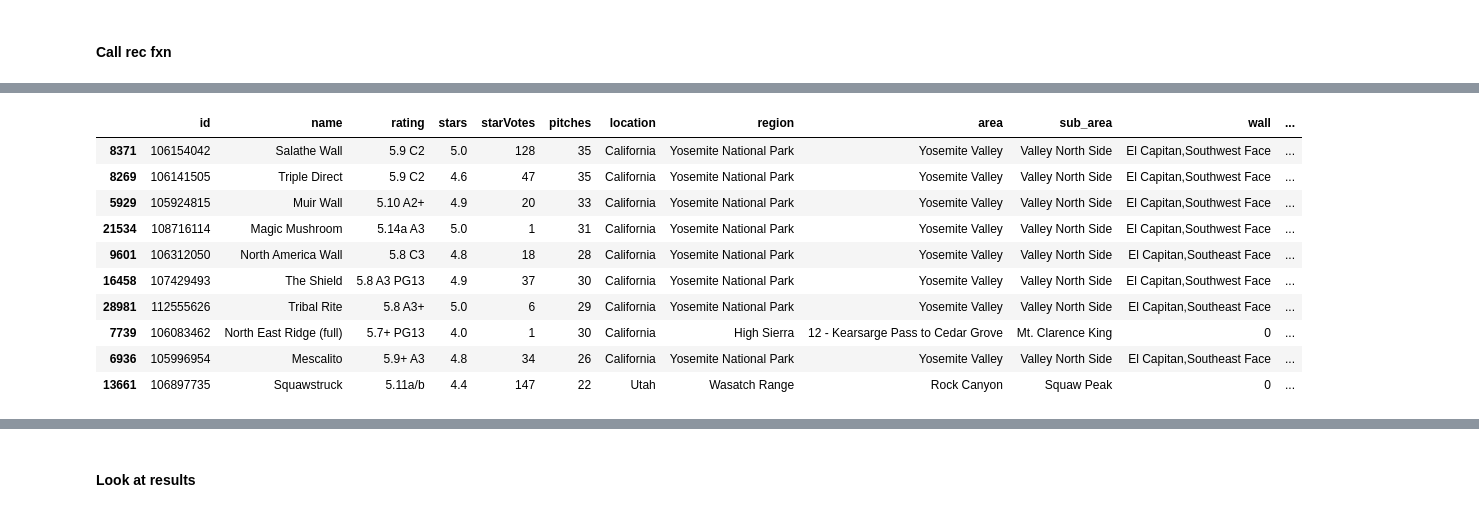
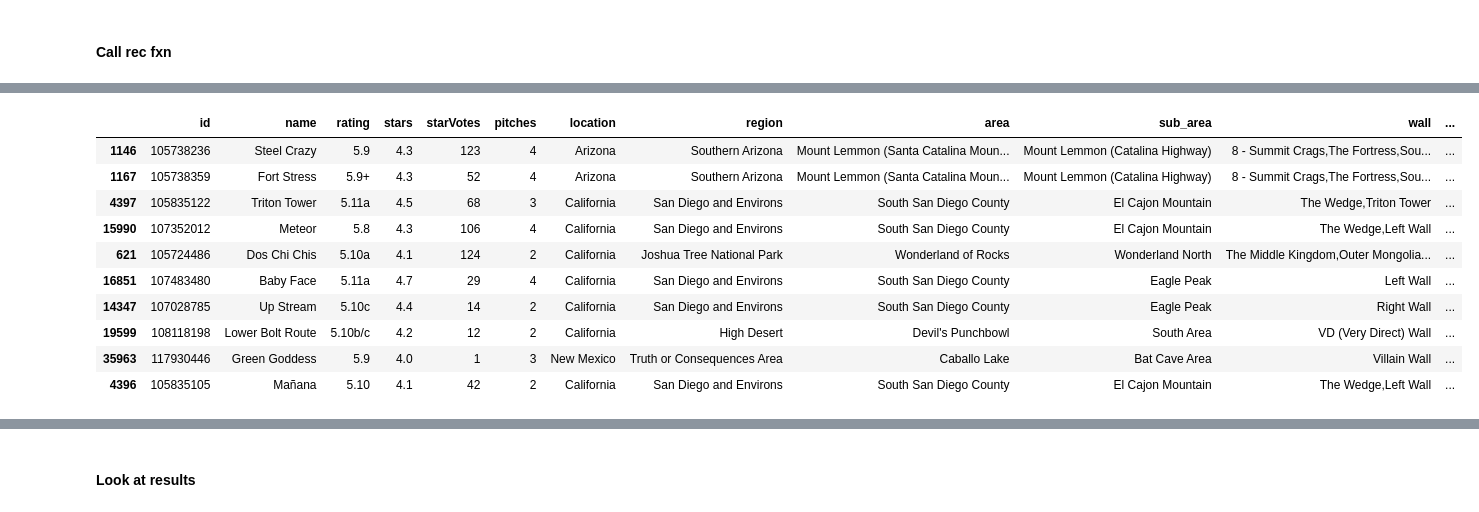
Before and after one commit to gseemann/climb_recommender, a Jupyter notebook: models.ipynb, the cells around one changed output, grey strips where cells are left out. Saved outputs shown, nothing was run; the diff lists cells and outputs as text; code cells hidden in the pictures.

```diff
--- a/models.ipynb
+++ b/models.ipynb
@@ -457,14 +470,15 @@ rec=get_recommendations(105793305, linear_kernel)
-# %%
-rec
-# %% [output]
-|  | id | name | rating | stars | starVotes | pitches | location | region | area | sub_area | wall | ... |
-| 8371 | 106154042 | Salathe Wall | 5.9 C2 | 5.0 | 128 | 35 | California | Yosemite National Park | Yosemite Valley | Valley North Side | El Capitan,Southwest Face | ... |
-| 8269 | 106141505 | Triple Direct | 5.9 C2 | 4.6 | 47 | 35 | California | Yosemite National Park | Yosemite Valley | Valley North Side | El Capitan,Southwest Face | ... |
-| 5929 | 105924815 | Muir Wall | 5.10 A2+ | 4.9 | 20 | 33 | California | Yosemite National Park | Yosemite Valley | Valley North Side | El Capitan,Southwest Face | ... |
-| 21534 | 108716114 | Magic Mushroom | 5.14a A3 | 5.0 | 1 | 31 | California | Yosemite National Park | Yosemite Valley | Valley North Side | El Capitan,Southwest Face | ... |
-| 9601 | 106312050 | North America Wall | 5.8 C3 | 4.8 | 18 | 28 | California | Yosemite National Park | Yosemite Valley | Valley North Side | El Capitan,Southeast Face | ... |
-| 16458 | 107429493 | The Shield | 5.8 A3 PG13 | 4.9 | 37 | 30 | California | Yosemite National Park | Yosemite Valley | Valley North Side | El Capitan,Southwest Face | ... |
-| 28981 | 112555626 | Tribal Rite | 5.8 A3+ | 5.0 | 6 | 29 | California | Yosemite National Park | Yosemite Valley | Valley North Side | El Capitan,Southeast Face | ... |
-| 7739 | 106083462 | North East Ridge (full) | 5.7+ PG13 | 4.0 | 1 | 30 | California | High Sierra | 12 - Kearsarge Pass to Cedar Grove | Mt. Clarence King | 0 | ... |
-| 6936 | 105996954 | Mescalito | 5.9+ A3 | 4.8 | 34 | 26 | California | Yosemite National Park | Yosemite Valley | Valley North Side | El Capitan,Southeast Face | ... |
-| 13661 | 106897735 | Squawstruck | 5.11a/b | 4.4 | 147 | 22 | Utah | Wasatch Range | Rock Canyon | Squaw Peak | 0 | ... |
+# %%
+rec=get_recommendations(105793305, cosine_similarity)
+rec
+# %% [output]
+|  | id | name | rating | stars | starVotes | pitches | location | region | area | sub_area | wall | ... |
+| 1146 | 105738236 | Steel Crazy | 5.9 | 4.3 | 123 | 4 | Arizona | Southern Arizona | Mount Lemmon (Santa Catalina Moun... | Mount Lemmon (Catalina Highway) | 8 - Summit Crags,The Fortress,Sou... | ... |
+| 1167 | 105738359 | Fort Stress | 5.9+ | 4.3 | 52 | 4 | Arizona | Southern Arizona | Mount Lemmon (Santa Catalina Moun... | Mount Lemmon (Catalina Highway) | 8 - Summit Crags,The Fortress,Sou... | ... |
+| 4397 | 105835122 | Triton Tower | 5.11a | 4.5 | 68 | 3 | California | San Diego and Environs | South San Diego County | El Cajon Mountain | The Wedge,Triton Tower | ... |
+| 15990 | 107352012 | Meteor | 5.8 | 4.3 | 106 | 4 | California | San Diego and Environs | South San Diego County | El Cajon Mountain | The Wedge,Left Wall | ... |
+| 621 | 105724486 | Dos Chi Chis | 5.10a | 4.1 | 124 | 2 | California | Joshua Tree National Park | Wonderland of Rocks | Wonderland North | The Middle Kingdom,Outer Mongolia... | ... |
+| 16851 | 107483480 | Baby Face | 5.11a | 4.7 | 29 | 4 | California | San Diego and Environs | South San Diego County | Eagle Peak | Left Wall | ... |
+| 14347 | 107028785 | Up Stream | 5.10c | 4.4 | 14 | 2 | California | San Diego and Environs | South San Diego County | Eagle Peak | Right Wall | ... |
+| 19599 | 108118198 | Lower Bolt Route | 5.10b/c | 4.2 | 12 | 2 | California | High Desert | Devil's Punchbowl | South Area | VD (Very Direct) Wall | ... |
+| 35963 | 117930446 | Green Goddess | 5.9 | 4.0 | 1 | 3 | New Mexico | Truth or Consequences Area | Caballo Lake | Bat Cave Area | Villain Wall | ... |
+| 4396 | 105835105 | Mañana | 5.10 | 4.1 | 42 | 2 | California | San Diego and Environs | South San Diego County | El Cajon Mountain | The Wedge,Left Wall | ... |
```
Also changed, not shown: parts of 6 cells of this notebook.
